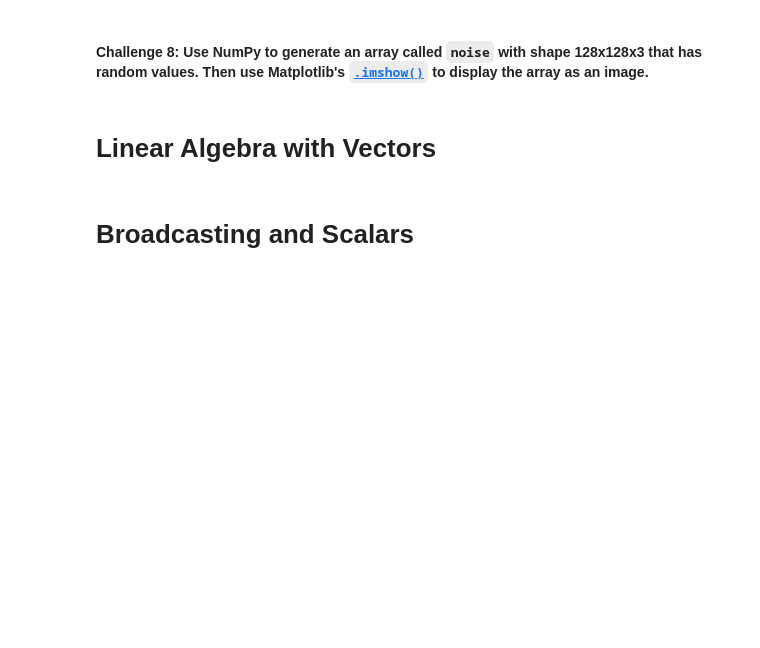
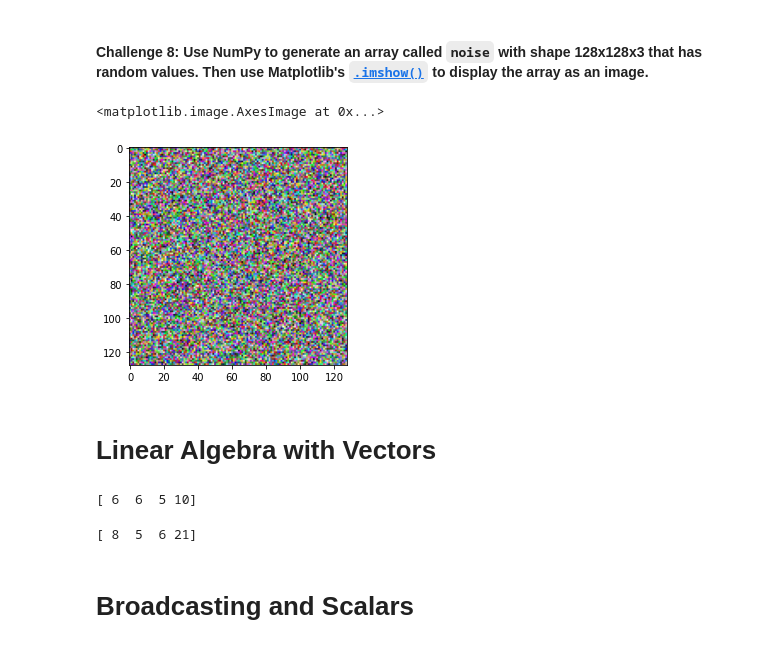
Before and after one commit to mostwelcome/working-with-data, a Jupyter notebook: computation_with_numpy/Computation_with_NumPy_and_N_Dimensional_Arrays_(start).ipynb, the cells around one changed output. Saved outputs shown, nothing was run; the diff lists cells and outputs as text; code cells hidden in the pictures; blank space fills up the shorter version.

```diff
--- a/computation_with_numpy/Computation_with_NumPy_and_N_Dimensional_Arrays_(start).ipynb
+++ b/computation_with_numpy/Computation_with_NumPy_and_N_Dimensional_Arrays_(start).ipynb
@@ -162,5 +212,12 @@ Hint: Use the [`.random()` function](https://numpy.org/doc/stable/reference/rand
 # %% [markdown]
 #### **Challenge 8**: Use NumPy to generate an array called `noise` with shape 128x128x3 that has random values. Then use Matplotlib's [`.imshow()`](https://matplotlib.org/3.1.1/api/_as_gen/matplotlib.pyplot.imshow.html) to display the array as an image.
+# %%
+noise = random((128,128,3))
+noise
+plt.imshow(noise)
+# %% [output]
+<matplotlib.image.AxesImage at 0x...>
+[figure, added]
 # %% [markdown]
 # Linear Algebra with Vectors
 # %%
@@ -170,5 +227,13 @@ v2 = np.array([2, 1, 3, 3])
 # Python Lists vs ndarrays
 list1 = [4, 5, 2, 7]
 list2 = [2, 1, 3, 3]
+# %%
+print(v1+v2)
+# %% [output]
+[ 6  6  5 10]
+# %%
+print(v1*v2)
+# %% [output]
+[ 8  5  6 21]
 # %% [markdown]
 # Broadcasting and Scalars
```
Also changed, not shown: parts of 26 cells of this notebook.
